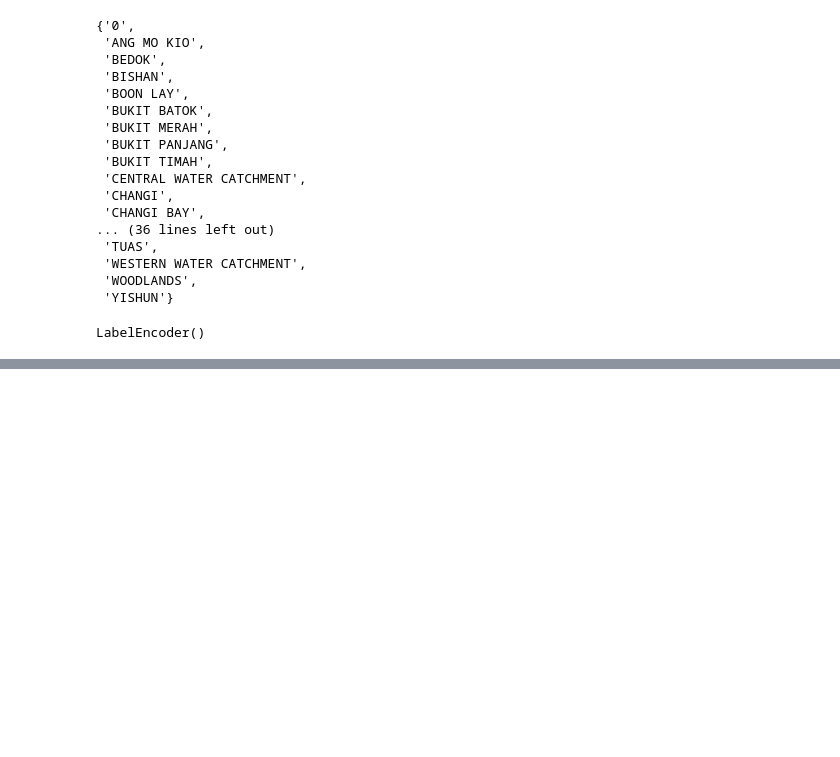
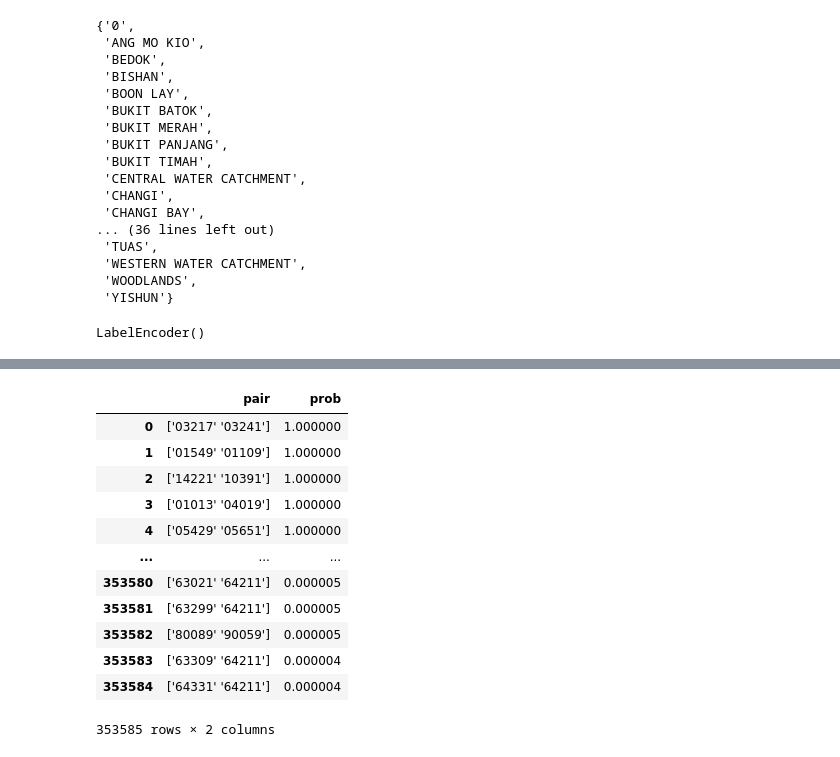
Before and after one commit to kiranbodipati/urban_planning_system, a Jupyter notebook: New Link Classifier.ipynb, the cells around one changed output, grey strips where cells are left out. Drawn from its saved outputs; the diff is of its cells as text; code cells hidden in the pictures; blank space fills up the shorter version.

```diff
--- a/New Link Classifier.ipynb
+++ b/New Link Classifier.ipynb
@@ -348,0 +457,19 @@ test_df.to_csv('data/new_links_test.csv', index=False)
+# %%
+output_df=pd.DataFrame({'pair':predict_df["pair"], 'prob':prediction_probs[:,1]})
+# %%
+output_df.sort_values(by=["prob"], ascending=False, inplace=True, ignore_index=True)
+output_df
+# %% [output]
+|  | pair | prob |
+| 0 | ['03217' '03241'] | 1.000000 |
+| 1 | ['01549' '01109'] | 1.000000 |
+| 2 | ['14221' '10391'] | 1.000000 |
+| 3 | ['01013' '04019'] | 1.000000 |
+| 4 | ['05429' '05651'] | 1.000000 |
+| ... | ... | ... |
+| 353580 | ['63021' '64211'] | 0.000005 |
+| 353581 | ['63299' '64211'] | 0.000005 |
+| 353582 | ['80089' '90059'] | 0.000005 |
+| 353583 | ['63309' '64211'] | 0.000004 |
+| 353584 | ['64331' '64211'] | 0.000004 |
+353585 rows × 2 columns
```
Also changed, not shown: parts of 13 cells of this notebook, 2 other files.
